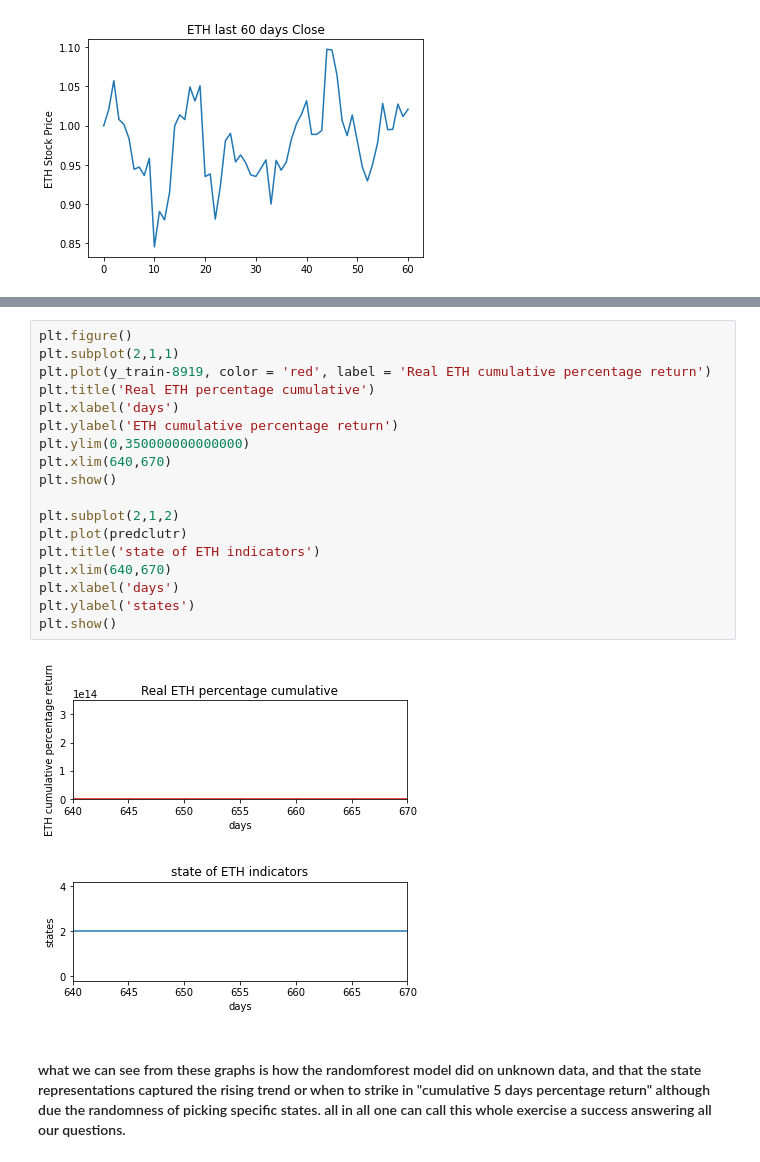
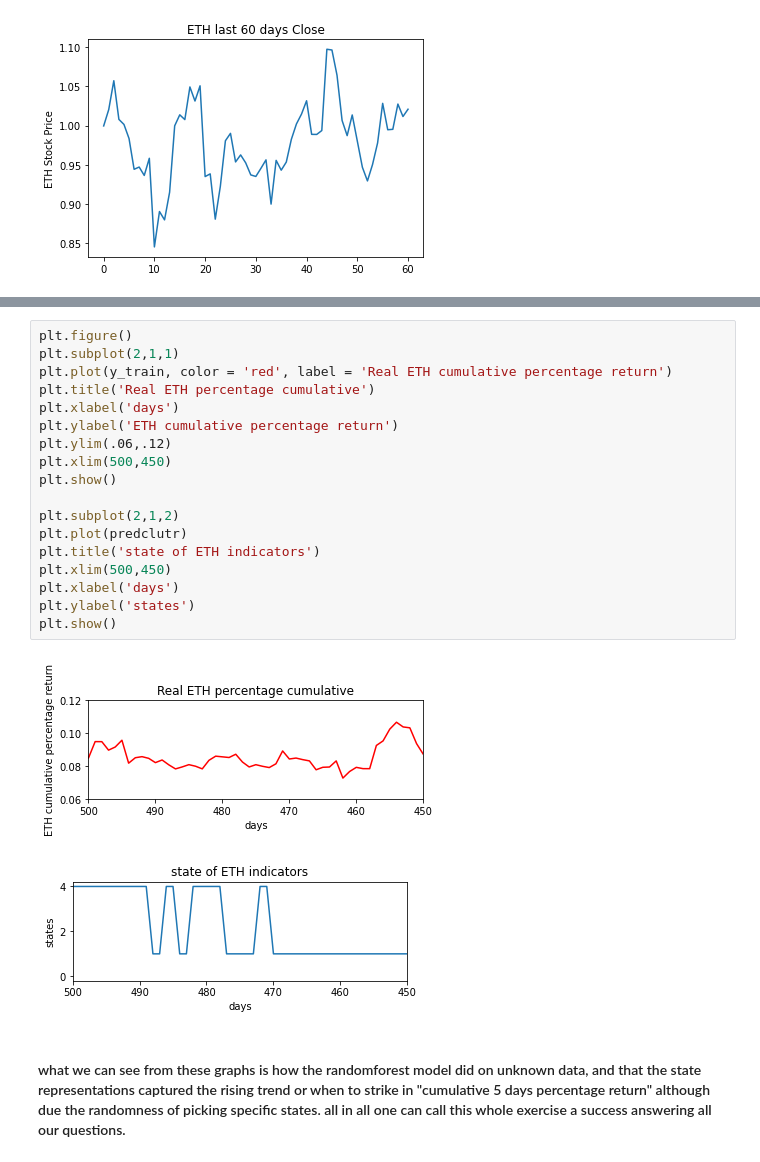
Before and after one commit to aimazin/Gaining_Advantage_On_Etherium_Price, a Jupyter notebook: ethMay2020.ipynb, the cells around one changed output, grey strips where cells are left out. Drawn from its saved outputs; the diff is of its cells as text.

```diff
--- a/ethMay2020.ipynb
+++ b/ethMay2020.ipynb
@@ -353,23 +353,23 @@ plt.show()
 # %%
 plt.figure()
 plt.subplot(2,1,1)
-plt.plot(y_train-8919, color = 'red', label = 'Real ETH cumulative percentage return')
+plt.plot(y_train, color = 'red', label = 'Real ETH cumulative percentage return')
 plt.title('Real ETH percentage cumulative')
 plt.xlabel('days')
 plt.ylabel('ETH cumulative percentage return')
-plt.ylim(0,350000000000000)
-plt.xlim(640,670)
+plt.ylim(.06,.12)
+plt.xlim(500,450)
 plt.show()
 
 plt.subplot(2,1,2)
 plt.plot(predclutr)
 plt.title('state of ETH indicators')
-plt.xlim(640,670)
+plt.xlim(500,450)
 plt.xlabel('days')
 plt.ylabel('states')
 plt.show()
 # %% [output]
-[figure, old version]
+[figure, new version]
-[figure, old version]
+[figure, new version]
 # %% [markdown]
 #### what we can see from these graphs is how the randomforest model did on unknown data, and that the state representations captured the rising trend or when to strike in "cumulative 5 days percentage return" although due the randomness of picking specific states. all in all one can call this whole exercise a success answering all our questions.
```
Also changed, not shown: parts of 6 cells of this notebook.
